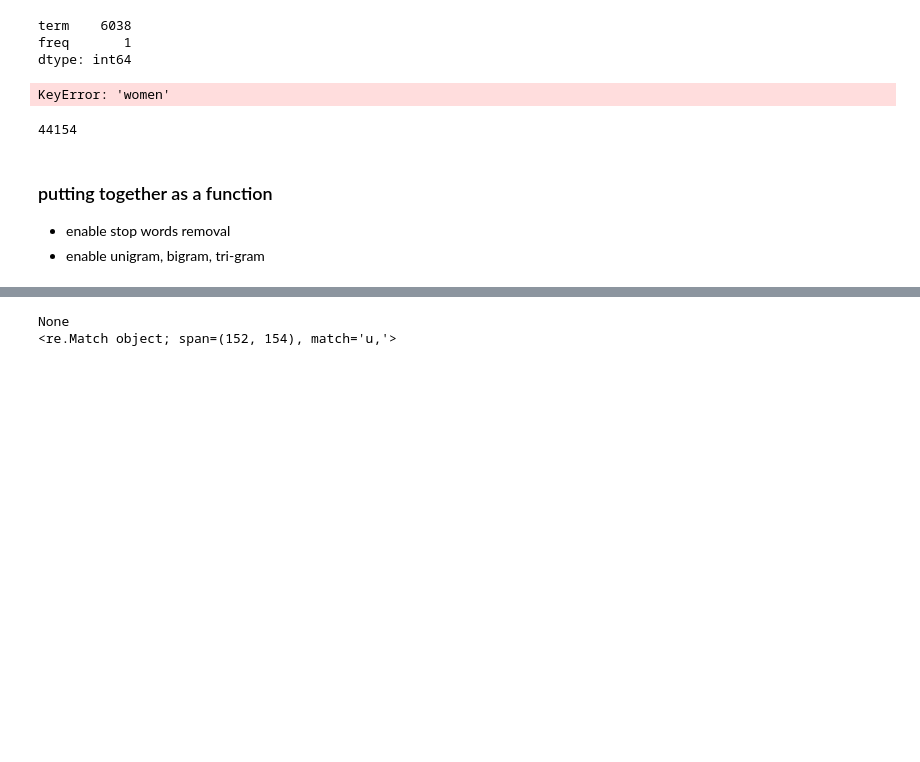
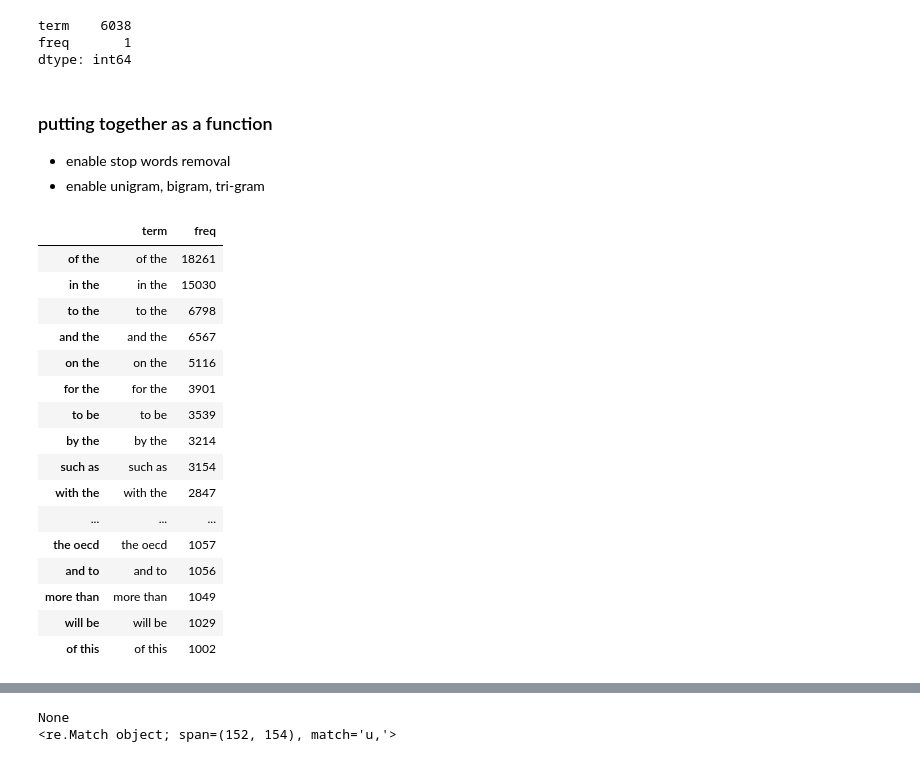
Before and after one commit to yingli/applieddatascience, a Jupyter notebook: sample_code/NB24_nlp_transformation.ipynb, the cells around one changed output, grey strips where cells are left out. Cells and saved outputs as stored; diff of their text form; code cells hidden in the pictures; blank space fills up the shorter version.

```diff
--- a/sample_code/NB24_nlp_transformation.ipynb
+++ b/sample_code/NB24_nlp_transformation.ipynb
@@ -259,14 +251,6 @@ bigram_freq.query("freq==5").nunique()
 term    6038
 freq       1
 dtype: int64
-# %%
-count_vectorizer.vocabulary_[u'women'] # u'women' for unicode string 'women'
-# %% [output]
-KeyError: 'women'
-# %%
-count_vectorizer.vocabulary_.get(u'women') # u'women' for unicode string 'women'
-# %% [output]
-44154
 # %% [markdown]
 ### putting together as a function
  - enable stop words removal
@@ -283,6 +267,27 @@ docs = text_df.text
 term_freq_1_1_stop = get_term_freq(docs, stop_words='english').sort_values(by="freq", ascending=False)
 term_freq_1_1_no_stop = get_term_freq(docs).sort_values(by="freq", ascending=False)
 term_freq_2_2_stop = get_term_freq(docs, ngram_range = (2,2), stop_words = 'english').sort_values(by="freq", ascending=False)
+term_freq_2_2_no_stop = get_term_freq(docs, ngram_range = (2,2)).sort_values(by="freq", ascending=False)
+# %%
+term_freq_2_2_no_stop.head(50)
+# %% [output]
+|  | term | freq |
+| of the | of the | 18261 |
+| in the | in the | 15030 |
+| to the | to the | 6798 |
+| and the | and the | 6567 |
+| on the | on the | 5116 |
+| for the | for the | 3901 |
+| to be | to be | 3539 |
+| by the | by the | 3214 |
+| such as | such as | 3154 |
+| with the | with the | 2847 |
+| ... | ... | ... |
+| the oecd | the oecd | 1057 |
+| and to | and to | 1056 |
+| more than | more than | 1049 |
+| will be | will be | 1029 |
+| of this | of this | 1002 |
 # %%
 term_freq_2_2_stop.head(50)
 # %% [output]
```
Also changed, not shown: parts of 21 cells of this notebook.
